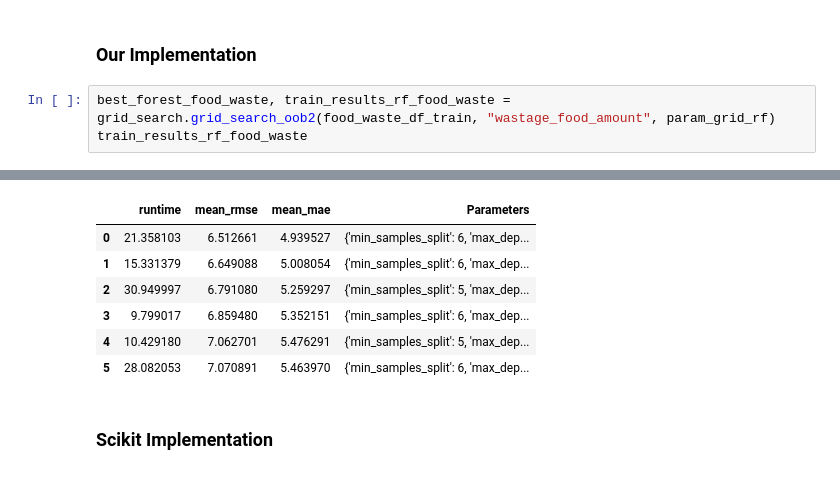
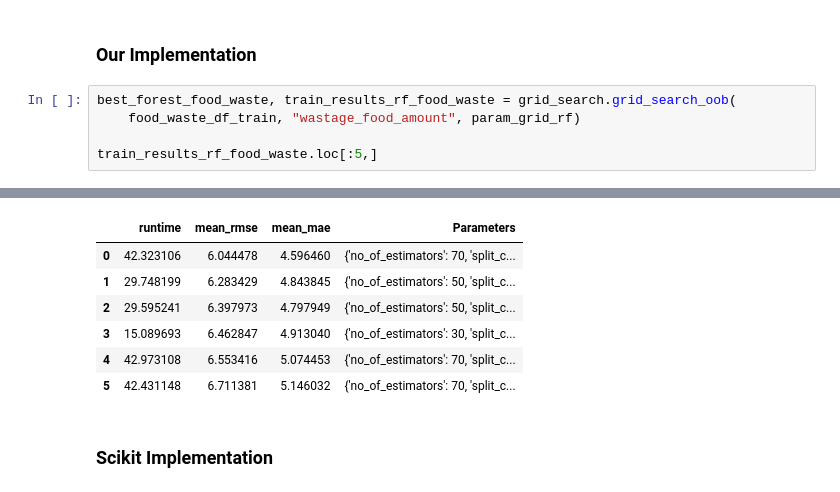
Before and after one commit to Esaiasson/Machine_learning_WS_2025, a Jupyter notebook: A2/final_results.ipynb, the cells around one changed output, grey strips where cells are left out. Drawn from its saved outputs; the diff is of its cells as text.

```diff
--- a/A2/final_results.ipynb
+++ b/A2/final_results.ipynb
@@ -241,7 +283,9 @@ For Random forest, we do not need to use CV, because then we loose the OOB data
 # %% [markdown]
 ### Our Implementation
 # %%
-best_forest_food_waste, train_results_rf_food_waste = grid_search.grid_search_oob2(food_waste_df_train, "wastage_food_amount", param_grid_rf)
-train_results_rf_food_waste
+best_forest_food_waste, train_results_rf_food_waste = grid_search.grid_search_oob(
+    food_waste_df_train, "wastage_food_amount", param_grid_rf)
+
+train_results_rf_food_waste.loc[:5,]
 # %% [output]
 [Parallel(n_jobs=-1)]: Using backend LokyBackend with 8 concurrent workers.
@@ -257,10 +301,10 @@ train_results_rf_food_waste
 |  | runtime | mean_rmse | mean_mae | Parameters |
-| 0 | 21.358103 | 6.512661 | 4.939527 | {'min_samples_split': 6, 'max_dep... |
-| 1 | 15.331379 | 6.649088 | 5.008054 | {'min_samples_split': 6, 'max_dep... |
-| 2 | 30.949997 | 6.791080 | 5.259297 | {'min_samples_split': 5, 'max_dep... |
-| 3 | 9.799017 | 6.859480 | 5.352151 | {'min_samples_split': 6, 'max_dep... |
-| 4 | 10.429180 | 7.062701 | 5.476291 | {'min_samples_split': 5, 'max_dep... |
-| 5 | 28.082053 | 7.070891 | 5.463970 | {'min_samples_split': 6, 'max_dep... |
+| 0 | 42.323106 | 6.044478 | 4.596460 | {'no_of_estimators': 70, 'split_c... |
+| 1 | 29.748199 | 6.283429 | 4.843845 | {'no_of_estimators': 50, 'split_c... |
+| 2 | 29.595241 | 6.397973 | 4.797949 | {'no_of_estimators': 50, 'split_c... |
+| 3 | 15.089693 | 6.462847 | 4.913040 | {'no_of_estimators': 30, 'split_c... |
+| 4 | 42.973108 | 6.553416 | 5.074453 | {'no_of_estimators': 70, 'split_c... |
+| 5 | 42.431148 | 6.711381 | 5.146032 | {'no_of_estimators': 70, 'split_c... |
 # %% [markdown]
 ### Scikit Implementation
 # %%
```
Also changed, not shown: parts of 22 cells of this notebook, 1 other file.
